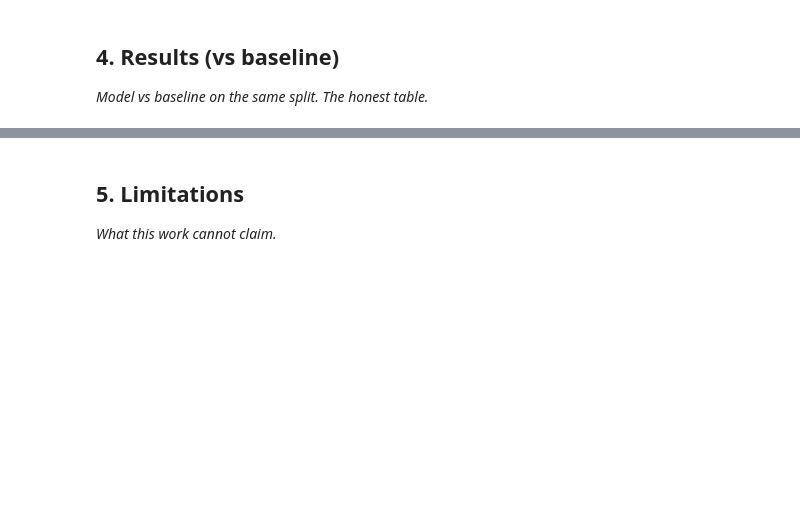
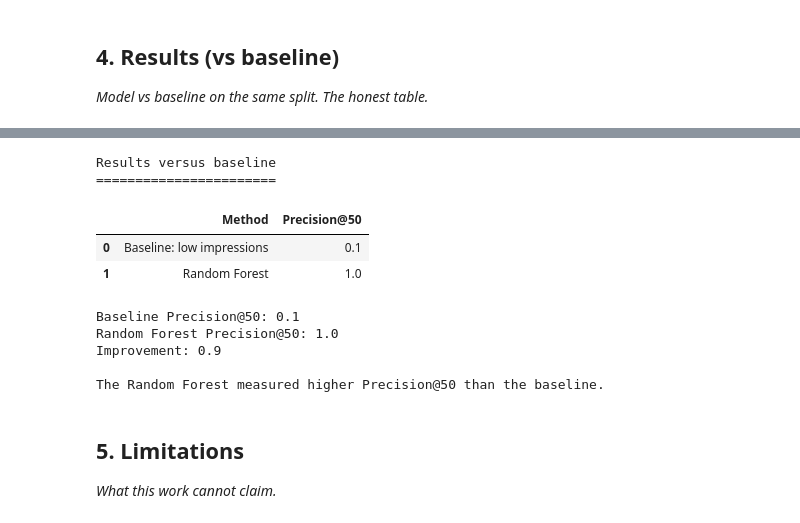
Before and after one commit to vaishnavikabbe/AIML, a Jupyter notebook: work/notebooks/capstone.ipynb, the cells around one changed output, grey strips where cells are left out. Drawn from its saved outputs; the diff is of its cells as text; code cells hidden in the pictures; blank space fills up the shorter version.

```diff
--- a/work/notebooks/capstone.ipynb
+++ b/work/notebooks/capstone.ipynb
@@ -25,3 +1780,51 @@ This skeleton is yours to fill. Work the sections **in order** — each one has
+# %%
+# SECTION 4 — RESULTS VS BASELINE
+
+import pandas as pd
+
+print("Results versus baseline")
+print("=======================")
+
+# Actual measured results from ML-08
+baseline_value = 0.1
+model_value = 1.0
+
+results_table = pd.DataFrame({
+    "Method": [
+        "Baseline: low impressions",
+        "Random Forest"
+    ],
+    "Precision@50": [
+        baseline_value,
+        model_value
+    ]
+})
+
+display(results_table)
+
+improvement = model_value - baseline_value
+
+print("Baseline Precision@50:", baseline_value)
+print("Random Forest Precision@50:", model_value)
+print("Improvement:", round(improvement, 3))
+
+if model_value > baseline_value:
+    print("\nThe Random Forest measured higher Precision@50 than the baseline.")
+elif model_value < baseline_value:
+    print("\nThe baseline measured higher Precision@50 than the Random Forest.")
+else:
+    print("\nBoth methods had the same measured Precision@50.")
+# %% [output]
+Results versus baseline
+=======================
+|  | Method | Precision@50 |
+| 0 | Baseline: low impressions | 0.1 |
+| 1 | Random Forest | 1.0 |
+Baseline Precision@50: 0.1
+Random Forest Precision@50: 1.0
+Improvement: 0.9
+
+The Random Forest measured higher Precision@50 than the baseline.
 # %% [markdown]
 ## 5. Limitations
 
```
Also changed, not shown: parts of 18 cells of this notebook.
